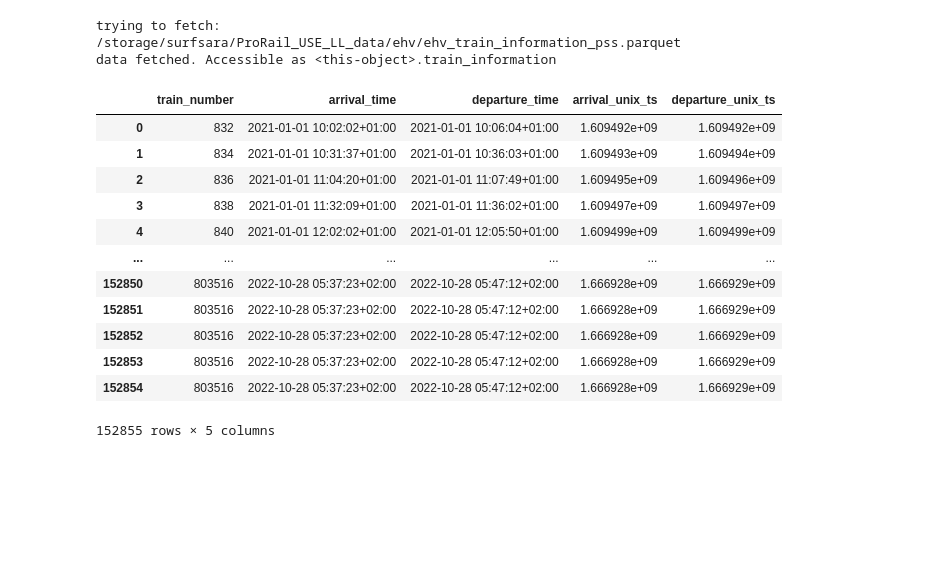
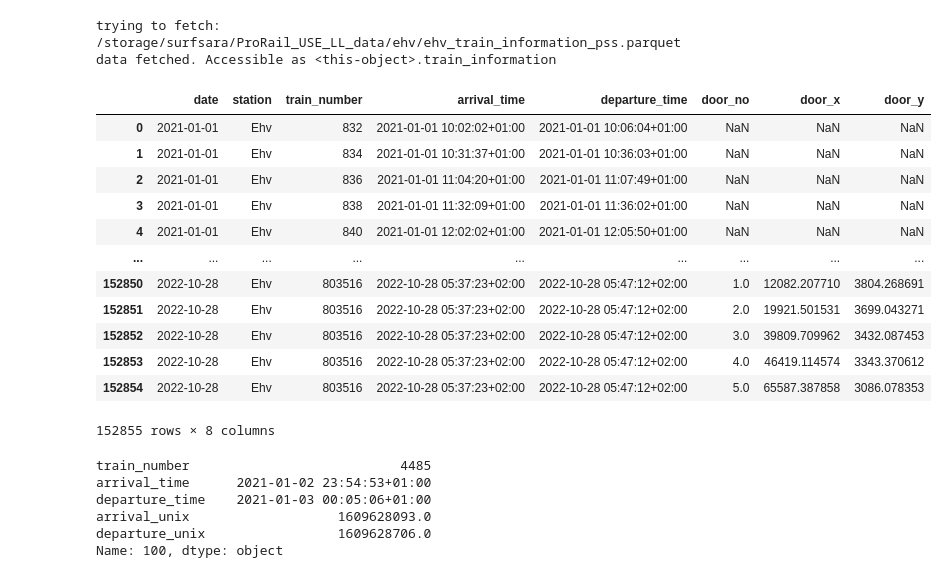
Before and after one commit to mauribadnights/sociophysics, a Jupyter notebook: matrix_generator/matrix_generator1.ipynb, the cells around one changed output. Saved outputs shown, nothing was run; the diff lists cells and outputs as text; code cells hidden in the pictures; blank space fills up the shorter version.

Commit message:
train thing sloOW

```diff
--- a/matrix_generator/matrix_generator1.ipynb
+++ b/matrix_generator/matrix_generator1.ipynb
@@ -169,6 +172,23 @@ train_data = train_data.train_information
 # %% [output]
 trying to fetch: /storage/surfsara/ProRail_USE_LL_data/ehv/ehv_train_information_pss.parquet
 data fetched. Accessible as <this-object>.train_information
+# %%
+from IPython.display import display
+display(train_data)
+# %% [output]
+|  | date | station | train_number | arrival_time | departure_time | door_no | door_x | door_y |
+| 0 | 2021-01-01 | Ehv | 832 | 2021-01-01 10:02:02+01:00 | 2021-01-01 10:06:04+01:00 | NaN | NaN | NaN |
+| 1 | 2021-01-01 | Ehv | 834 | 2021-01-01 10:31:37+01:00 | 2021-01-01 10:36:03+01:00 | NaN | NaN | NaN |
+| 2 | 2021-01-01 | Ehv | 836 | 2021-01-01 11:04:20+01:00 | 2021-01-01 11:07:49+01:00 | NaN | NaN | NaN |
+| 3 | 2021-01-01 | Ehv | 838 | 2021-01-01 11:32:09+01:00 | 2021-01-01 11:36:02+01:00 | NaN | NaN | NaN |
+| 4 | 2021-01-01 | Ehv | 840 | 2021-01-01 12:02:02+01:00 | 2021-01-01 12:05:50+01:00 | NaN | NaN | NaN |
+| ... | ... | ... | ... | ... | ... | ... | ... | ... |
+| 152850 | 2022-10-28 | Ehv | 803516 | 2022-10-28 05:37:23+02:00 | 2022-10-28 05:47:12+02:00 | 1.0 | 12082.207710 | 3804.268691 |
+| 152851 | 2022-10-28 | Ehv | 803516 | 2022-10-28 05:37:23+02:00 | 2022-10-28 05:47:12+02:00 | 2.0 | 19921.501531 | 3699.043271 |
+| 152852 | 2022-10-28 | Ehv | 803516 | 2022-10-28 05:37:23+02:00 | 2022-10-28 05:47:12+02:00 | 3.0 | 39809.709962 | 3432.087453 |
+| 152853 | 2022-10-28 | Ehv | 803516 | 2022-10-28 05:37:23+02:00 | 2022-10-28 05:47:12+02:00 | 4.0 | 46419.114574 | 3343.370612 |
+| 152854 | 2022-10-28 | Ehv | 803516 | 2022-10-28 05:37:23+02:00 | 2022-10-28 05:47:12+02:00 | 5.0 | 65587.387858 | 3086.078353 |
+152855 rows × 8 columns
 # %%
 #Drop non useful columns
 train_data = train_data.drop(columns=['date', 'station', 'door_no', 'door_x', 'door_y'])
@@ -181,16 +201,9 @@ train_data['departure_unix_ts'] = train_data['departure_time'].apply(to_unix_tim
 # %%
-train_data
+train_data.loc[100]
 # %% [output]
-|  | train_number | arrival_time | departure_time | arrival_unix_ts | departure_unix_ts |
-| 0 | 832 | 2021-01-01 10:02:02+01:00 | 2021-01-01 10:06:04+01:00 | 1.609492e+09 | 1.609492e+09 |
-| 1 | 834 | 2021-01-01 10:31:37+01:00 | 2021-01-01 10:36:03+01:00 | 1.609493e+09 | 1.609494e+09 |
-| 2 | 836 | 2021-01-01 11:04:20+01:00 | 2021-01-01 11:07:49+01:00 | 1.609495e+09 | 1.609496e+09 |
-| 3 | 838 | 2021-01-01 11:32:09+01:00 | 2021-01-01 11:36:02+01:00 | 1.609497e+09 | 1.609497e+09 |
-| 4 | 840 | 2021-01-01 12:02:02+01:00 | 2021-01-01 12:05:50+01:00 | 1.609499e+09 | 1.609499e+09 |
-| ... | ... | ... | ... | ... | ... |
-| 152850 | 803516 | 2022-10-28 05:37:23+02:00 | 2022-10-28 05:47:12+02:00 | 1.666928e+09 | 1.666929e+09 |
-| 152851 | 803516 | 2022-10-28 05:37:23+02:00 | 2022-10-28 05:47:12+02:00 | 1.666928e+09 | 1.666929e+09 |
-| 152852 | 803516 | 2022-10-28 05:37:23+02:00 | 2022-10-28 05:47:12+02:00 | 1.666928e+09 | 1.666929e+09 |
-| 152853 | 803516 | 2022-10-28 05:37:23+02:00 | 2022-10-28 05:47:12+02:00 | 1.666928e+09 | 1.666929e+09 |
-| 152854 | 803516 | 2022-10-28 05:37:23+02:00 | 2022-10-28 05:47:12+02:00 | 1.666928e+09 | 1.666929e+09 |
-152855 rows × 5 columns
+train_number                           4485
+arrival_time      2021-01-02 23:54:53+01:00
+departure_time    2021-01-03 00:05:06+01:00
+arrival_unix                   1609628093.0
+departure_unix                 1609628706.0
+Name: 100, dtype: object
```
Also changed, not shown: parts of 10 cells of this notebook.
